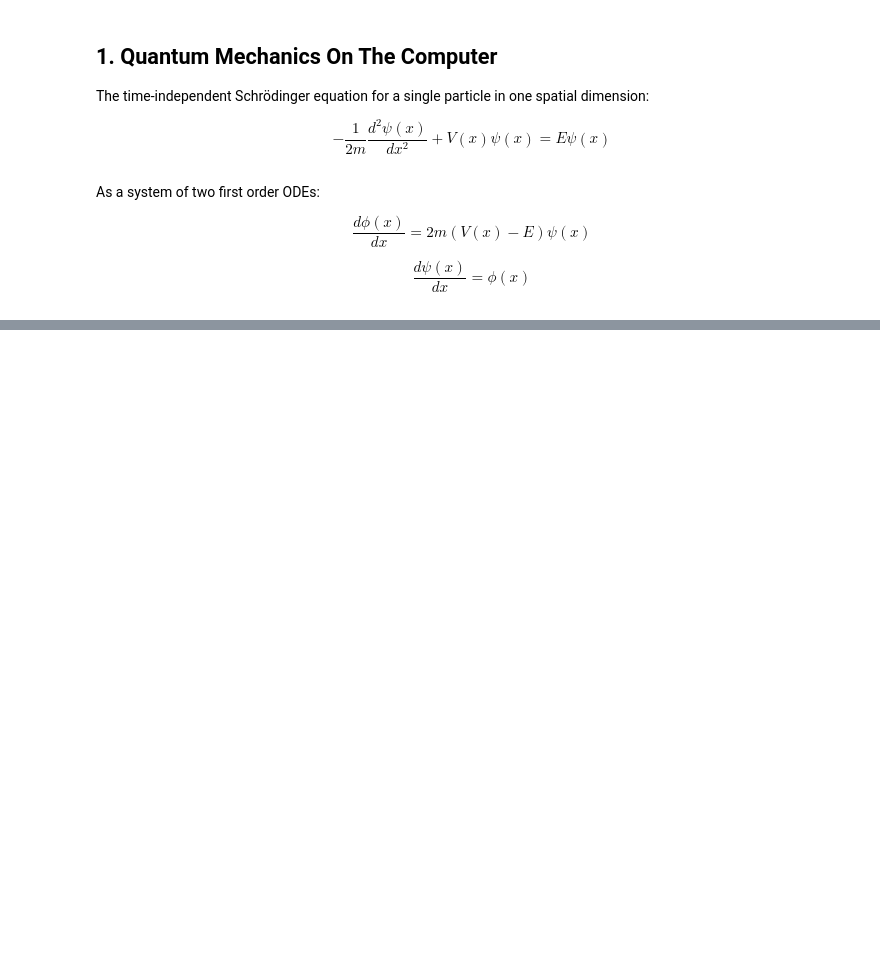
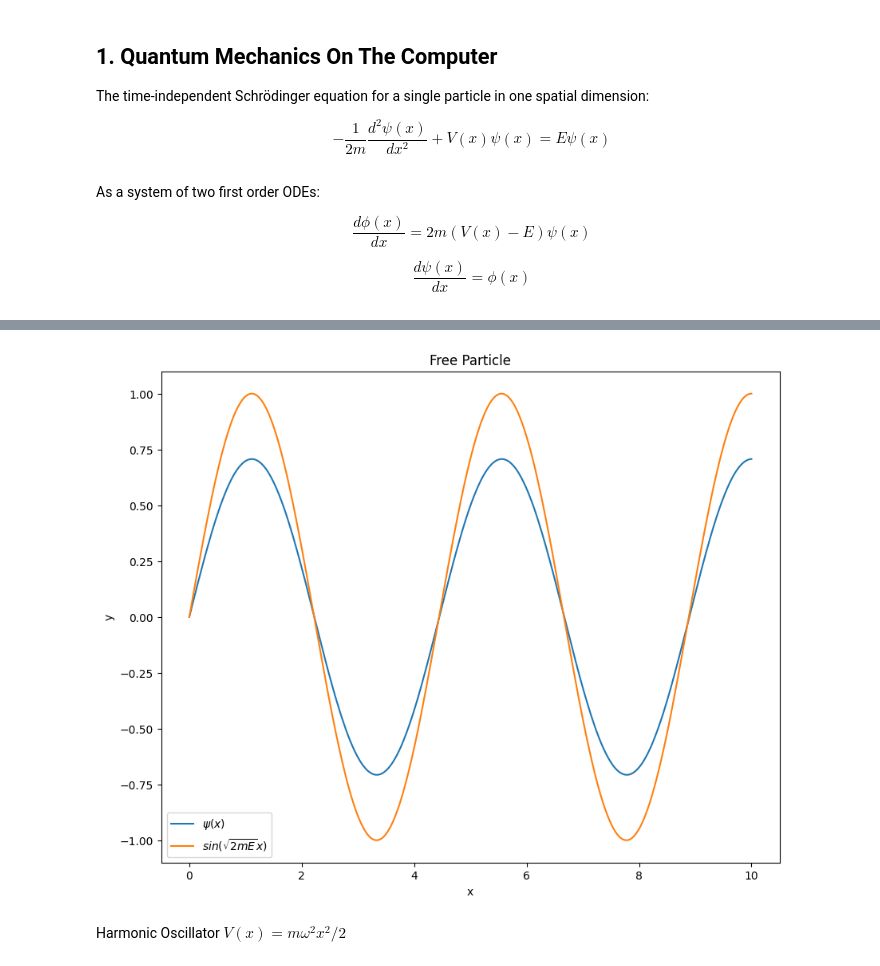
Before and after one commit to HannaKarwowska/HW2-Numerical-Methods, a Jupyter notebook: HW2.ipynb, the cells around one changed output, grey strips where cells are left out. Saved outputs shown, nothing was run; the diff lists cells and outputs as text; code cells hidden in the pictures; blank space fills up the shorter version.

```diff
--- a/HW2.ipynb
+++ b/HW2.ipynb
@@ -41,12 +41,13 @@ def RK4_solver(psi_a,d_psi_a,a,b,V,E,m):
 
     number_steps = 1000
     x_points = np.linspace(a,b,number_steps)
+    print(len(x_points))
     phi_points = np.zeros(len(x_points))
     psi_points = np.zeros(len(x_points))
     h = (b-a)/number_steps #step size
 
     #initial values
-    x = a
+
     phi = d_psi_a
     psi = psi_a
 
@@ -55,16 +56,22 @@ def RK4_solver(psi_a,d_psi_a,a,b,V,E,m):
     for i in range(0, len(x_points)):
         phi_points[i] = phi
         psi_points[i] = psi
+        print(psi_points[i])
+        x = x_points[i]
 
-        k1_phi =
-        k2_phi =
-        k3_phi =
-        k4_phi =
+        k1_phi = 2*m *(V(x)- E)* psi
+        k1_psi = phi
 
-        k1_psi = phi
+        k2_phi = 2*m *(V(x+h/2)- E)* (psi +h*k1_psi/2)
         k2_psi = phi + h*k1_phi/2
-        k2_psi = phi + h*k2_phi/2
-        k3_psi = phi + h*k3_phi/2
+
+        k3_phi = 2*m *(V(x+h/2)- E)* (psi +h*k2_psi/2)
+        k3_psi = phi + h*k2_phi/2
+
+        k4_phi = 2*m *(V(x+h)- E)* (psi +h*k3_psi)
+        k4_psi = phi + h*k3_phi
 
         phi += h * (k1_phi + 2*k2_phi +2*k3_phi + k4_phi)/6
         psi += h * (k1_psi + 2*k2_psi +2*k3_psi + k4_psi)/6
+
+    return x_points,phi_points,psi_points
@@ -70,0 +80,10 @@ def RK4_solver(psi_a,d_psi_a,a,b,V,E,m):
+# %%
+def V1(x):
+    return 0.0
+# %%
+m=1
+E=1
+psi_a = 0
+d_psi_a =1
+X,dP,P = RK4_solver(psi_a,d_psi_a,0,10,V1,E,m)
+#RK4_solver(psi_a,d_psi_a,0,10,V1,E,m)
@@ -70,0 +145,15 @@ def RK4_solver(psi_a,d_psi_a,a,b,V,E,m):
+# %%
+fig,ax = plt.subplots(figsize=(10, 8))
+Y = np.sin(np.sqrt(2) * X)
+ax.plot(X,P, label = "$\psi(x)$")
+ax.plot(X,Y, label = "$sin(\sqrt{{2mE}}x)$")
+ax.set_xlabel("x")
+ax.set_ylabel("y")
+ax.set_title("Free Particle")
+ax.legend()
+plt.savefig("free_partical.png")
+plt.show()
+# %% [output]
+[figure, added]
+# %% [markdown]
+Harmonic Oscillator $V(x)=m\omega^2 x^2/2 $
```
Also changed, not shown: parts of 3 cells of this notebook, 1 other file.
